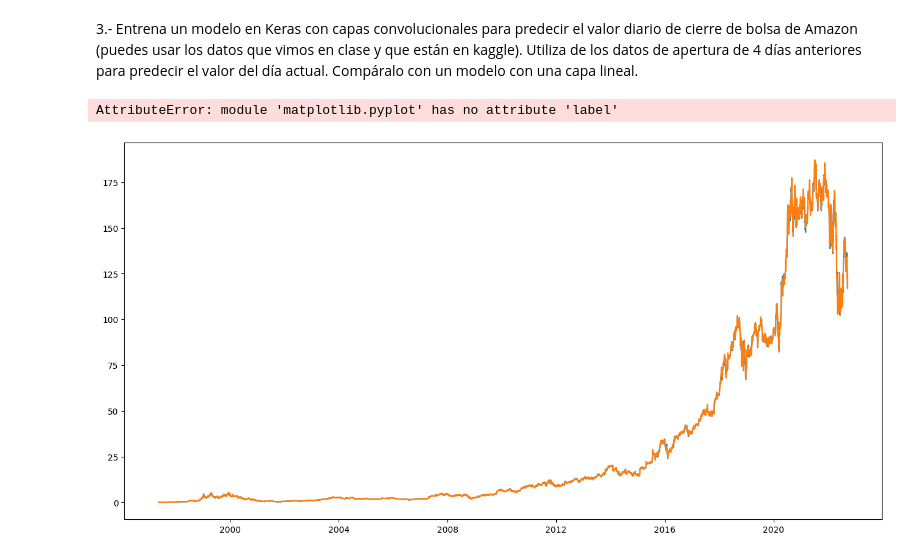
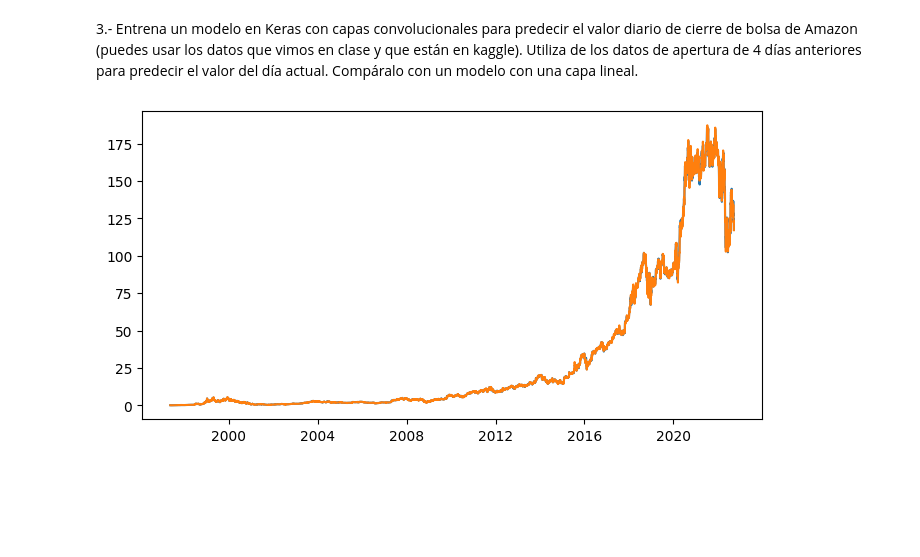
Before and after one commit to alfsanto/cnn-rnn, a Jupyter notebook: ejercicio_3.ipynb, the cells around one changed output. Cells and saved outputs as stored; diff of their text form; code cells hidden in the pictures; blank space fills up the shorter version.

```diff
--- a/ejercicio_3.ipynb
+++ b/ejercicio_3.ipynb
@@ -13,10 +15,8 @@ from tensorflow.keras.layers import Dense, Conv1D, Flatten, GRU
 amazon = yf.Ticker("AMZN")
 amzn_df = amazon.history(period="max")
 # %%
-plt.figure(figsize=(16,8))
-plt.plot(amzn_df.Close, label="close")
-plt.plot(amzn_df.Open, label="open")
-plt.label()
+plt.figure(figsize=(8,4))
+plt.plot(amzn_df.Close)
+plt.plot(amzn_df.Open);
 # %% [output]
-AttributeError: module 'matplotlib.pyplot' has no attribute 'label'
-[figure, old version]
+[figure, new version]
```
Also changed, not shown: parts of 26 cells of this notebook, 3 other files.
